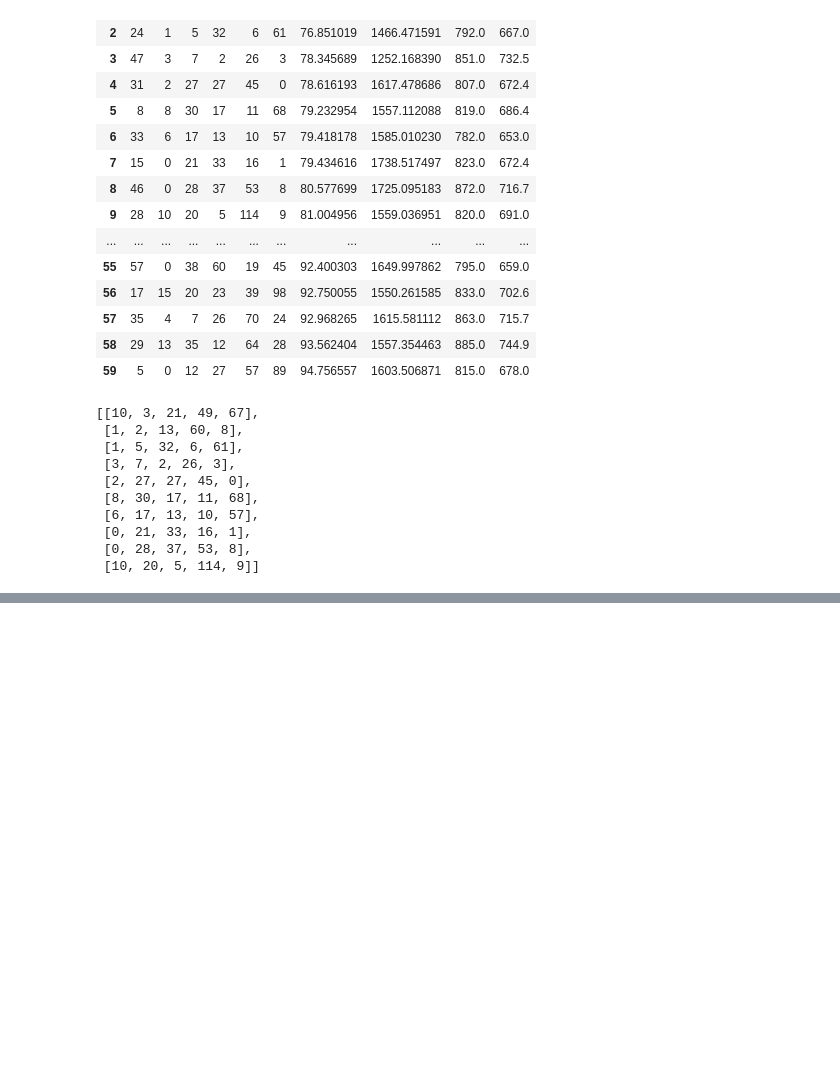
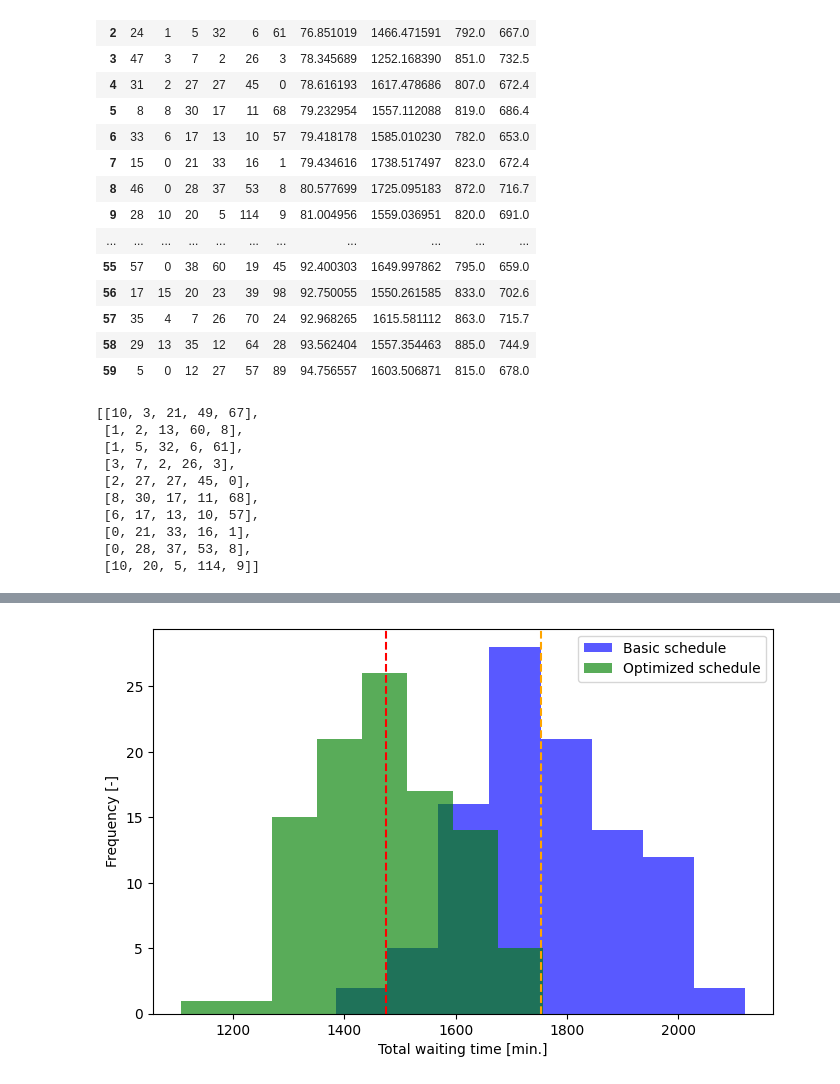
Before and after one commit to naumovvs/publictransportnet, a Jupyter notebook: test.ipynb, the cells around one changed output, grey strips where cells are left out. Drawn from its saved outputs; the diff is of its cells as text; code cells hidden in the pictures; blank space fills up the shorter version.

```diff
--- a/test.ipynb
+++ b/test.ipynb
@@ -84,3 +84,15 @@ schedules
  [10, 20, 5, 114, 9]]
 # %%
 schedules.append([12, 4, 8, 26, 5])
+# %%
+basic = [75, 90, 30, 95, 0]
+optimized = [3, 7, 2, 26, 3]
+bdf = pd.read_csv(f'./verkhnodniprovsk/{basic}+B.txt', delimiter='\t', header=None)
+print(basic, '\t', bdf[0].mean(), bdf[1].mean(), needed(df[0]))
+basic_data = bdf[1]
+
+odf = pd.read_csv(f'./verkhnodniprovsk/{optimized}+w.txt', delimiter='\t', header=None)
+print(optimized, '\t', odf[0].mean(), odf[1].mean(), needed(df[0]))
+optimized_data = odf[1]
+
+print(f'effect={(bdf[0].mean() - odf[0].mean())/bdf[0].mean()}')
@@ -117,0 +137,16 @@ for schedule in schedules:
+# %%
+bins, opacity = 8, 0.65
+
+plt.figure(figsize=(8, 5))
+plt.hist(basic_data, bins=bins, alpha=opacity, color='blue')
+plt.hist(optimized_data, bins=bins, alpha=opacity, color='green')
+plt.legend(['Basic schedule', 'Optimized schedule'])
+
+plt.axvline(basic_data.mean(), linestyle='--', color='orange')
+plt.axvline(optimized_data.mean(), linestyle='--', color='red')
+plt.xlabel('Total waiting time [min.]')
+plt.ylabel('Frequency [-]')
+
+plt.show()
+# %% [output]
+[figure, added]
```
Also changed, not shown: parts of 9 cells of this notebook, 7 other files.
